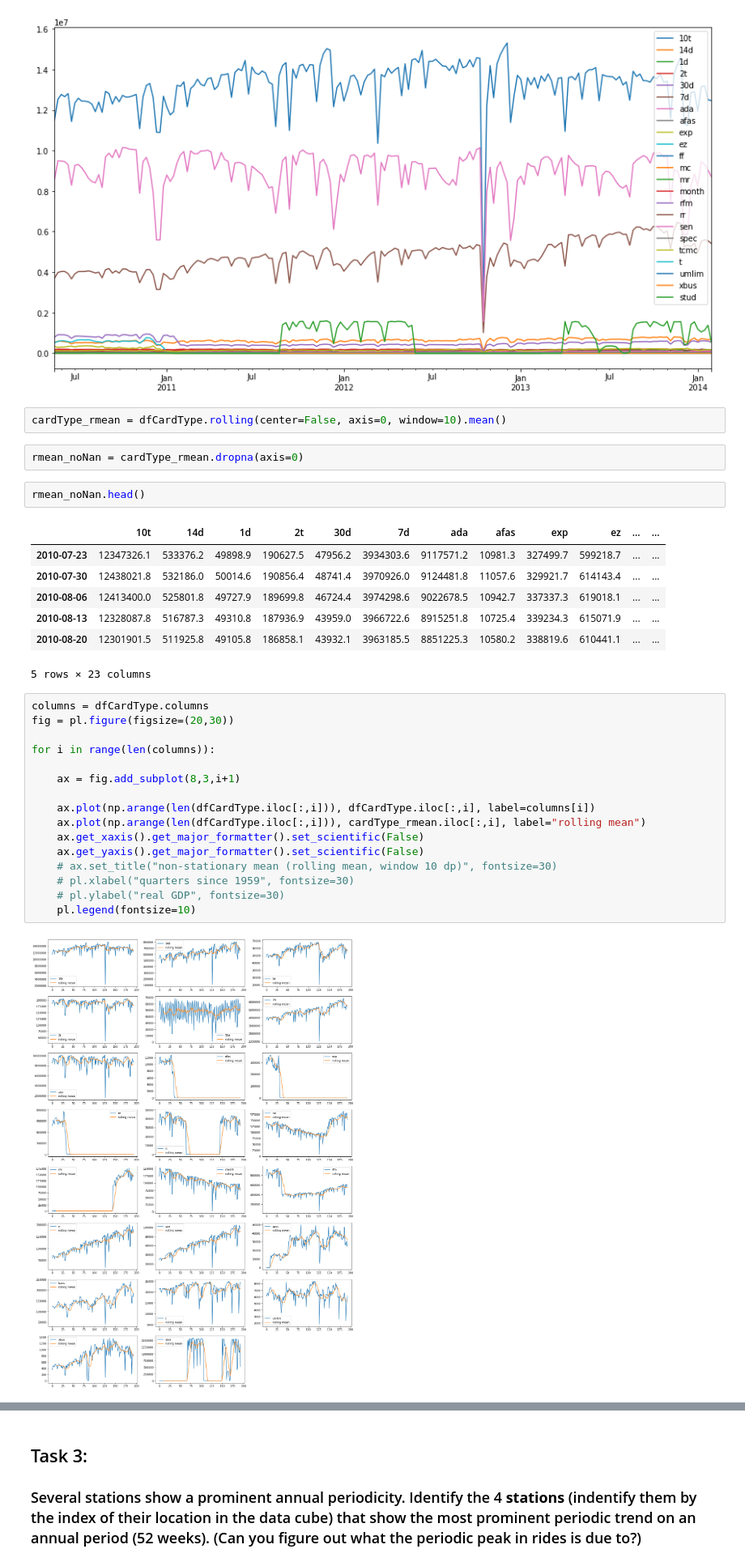
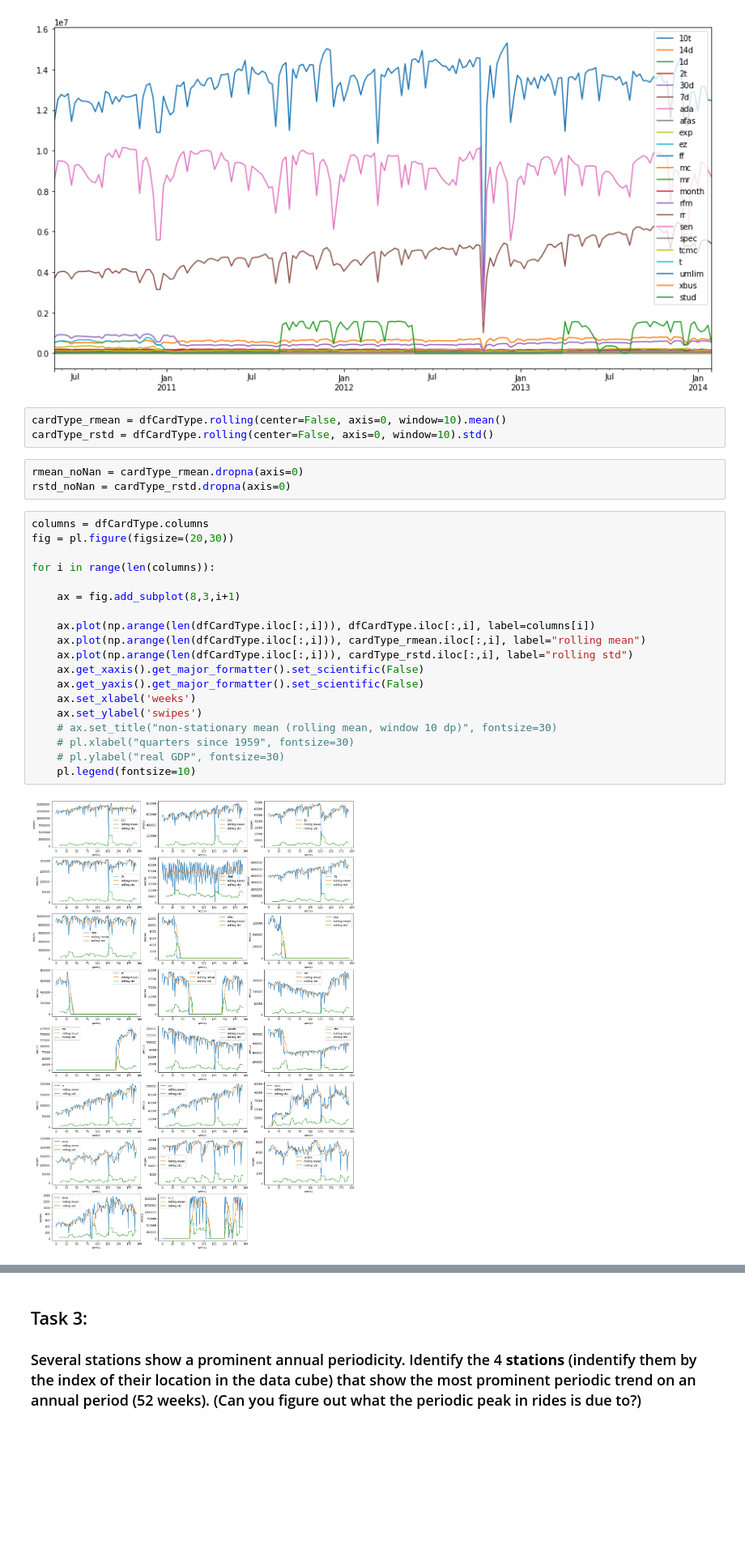
Before and after one commit to qiuyliu/PUI2017_uc288, a Jupyter notebook: HW10_uc288/HW10_Subway_TimeSeries.ipynb, the cells around one changed output, grey strips where cells are left out. Shown at 81% size. Cells and saved outputs as stored; diff of their text form; blank space fills up the shorter version.

```diff
--- a/HW10_uc288/HW10_Subway_TimeSeries.ipynb
+++ b/HW10_uc288/HW10_Subway_TimeSeries.ipynb
@@ -185,33 +189,28 @@ dfCardType.plot(ax=ax);
 [figure]
 # %%
 cardType_rmean = dfCardType.rolling(center=False, axis=0, window=10).mean()
+cardType_rstd = dfCardType.rolling(center=False, axis=0, window=10).std()
 # %%
 rmean_noNan = cardType_rmean.dropna(axis=0)
+rstd_noNan = cardType_rstd.dropna(axis=0)
-# %%
-rmean_noNan.head()
-# %% [output]
-|  | 10t | 14d | 1d | 2t | 30d | 7d | ada | afas | exp | ez | ... | ... |
-| 2010-07-23 | 12347326.1 | 533376.2 | 49898.9 | 190627.5 | 47956.2 | 3934303.6 | 9117571.2 | 10981.3 | 327499.7 | 599218.7 | ... | ... |
-| 2010-07-30 | 12438021.8 | 532186.0 | 50014.6 | 190856.4 | 48741.4 | 3970926.0 | 9124481.8 | 11057.6 | 329921.7 | 614143.4 | ... | ... |
-| 2010-08-06 | 12413400.0 | 525801.8 | 49727.9 | 189699.8 | 46724.4 | 3974298.6 | 9022678.5 | 10942.7 | 337337.3 | 619018.1 | ... | ... |
-| 2010-08-13 | 12328087.8 | 516787.3 | 49310.8 | 187936.9 | 43959.0 | 3966722.6 | 8915251.8 | 10725.4 | 339234.3 | 615071.9 | ... | ... |
-| 2010-08-20 | 12301901.5 | 511925.8 | 49105.8 | 186858.1 | 43932.1 | 3963185.5 | 8851225.3 | 10580.2 | 338819.6 | 610441.1 | ... | ... |
-5 rows × 23 columns
 # %%
 columns = dfCardType.columns
 fig = pl.figure(figsize=(20,30))
 
 for i in range(len(columns)):
 
     ax = fig.add_subplot(8,3,i+1)
 
     ax.plot(np.arange(len(dfCardType.iloc[:,i])), dfCardType.iloc[:,i], label=columns[i])
     ax.plot(np.arange(len(dfCardType.iloc[:,i])), cardType_rmean.iloc[:,i], label="rolling mean")
+    ax.plot(np.arange(len(dfCardType.iloc[:,i])), cardType_rstd.iloc[:,i], label="rolling std")
     ax.get_xaxis().get_major_formatter().set_scientific(False)
     ax.get_yaxis().get_major_formatter().set_scientific(False)
+    ax.set_xlabel('weeks')
+    ax.set_ylabel('swipes')
     # ax.set_title("non-stationary mean (rolling mean, window 10 dp)", fontsize=30)
     # pl.xlabel("quarters since 1959", fontsize=30)
     # pl.ylabel("real GDP", fontsize=30)
     pl.legend(fontsize=10)
 # %% [output]
-[figure, old version]
+[figure, new version]
```
Also changed, not shown: parts of 4 cells of this notebook.
